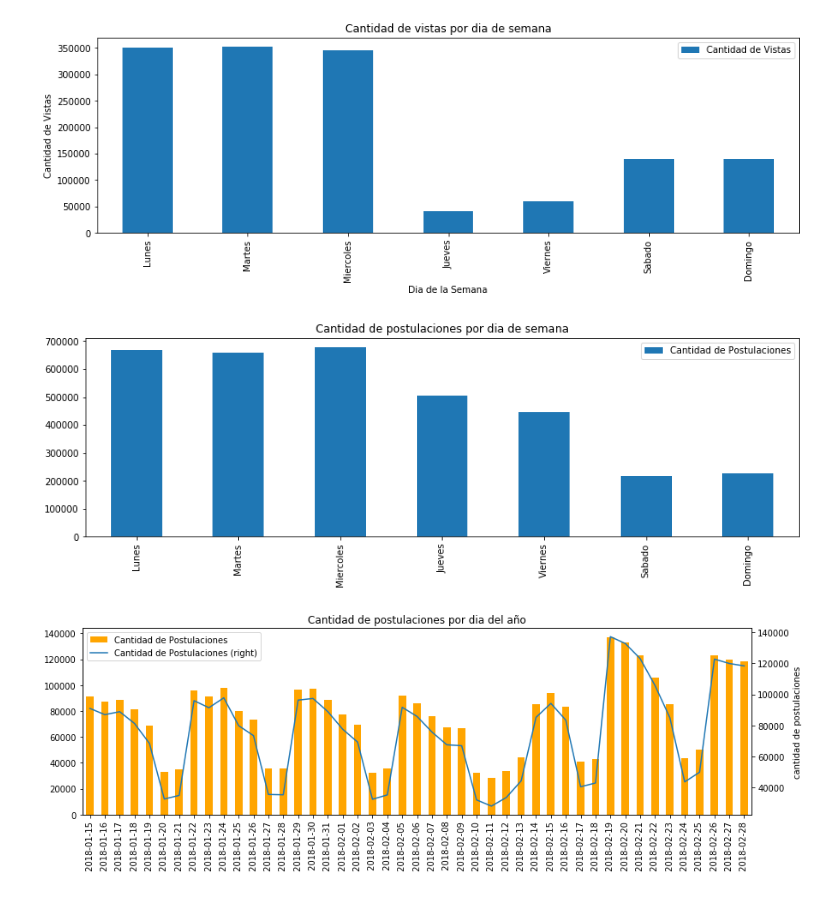
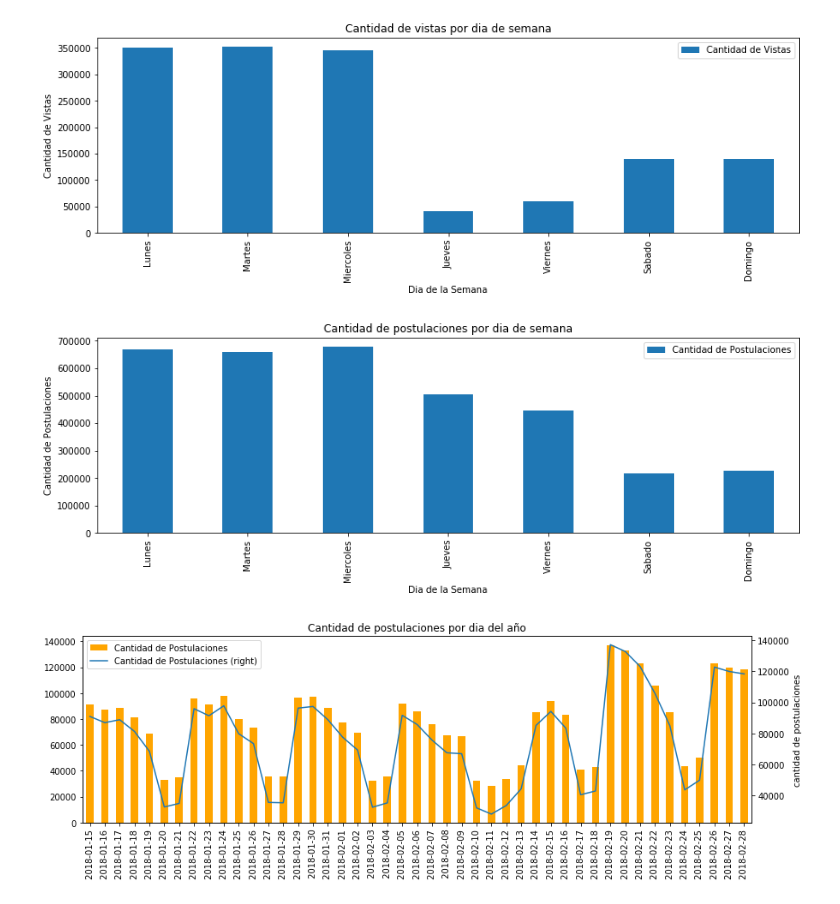
Before and after one commit to PRPablo/dataJobSearches, a Jupyter notebook: exploratoryAnalysis/exploratoryAnalysis.ipynb, the cells around one changed output. Cells and saved outputs as stored; diff of their text form; code cells hidden in the pictures.

Commit message:
cantidad vistas/postulaciones por dia y hora

```diff
--- a/exploratoryAnalysis/exploratoryAnalysis.ipynb
+++ b/exploratoryAnalysis/exploratoryAnalysis.ipynb
@@ -364,29 +364,31 @@ plt.ylabel('Cantidad de Vistas');
 # %%
 #cantidad de postulaciones por dia de semana
 post_weekday = postulaciones
 post_weekday['weekday'] =  post_weekday['fechapostulacion'].dt.weekday_name
 post_weekday['dayofweek'] =  post_weekday['fechapostulacion'].dt.dayofweek
 post_weekday = post_weekday.groupby(['weekday', 'dayofweek']).count()['fechapostulacion'].reset_index()
 post_weekday = post_weekday.sort_values('dayofweek', ascending=True).reset_index()
 post_weekday.drop(['index', 'dayofweek'], inplace=True, axis=1)
 post_weekday.set_index('weekday', inplace=True)
 post_weekday.index.name = None
 
 post_weekday.rename({'fechapostulacion': 'Cantidad de Postulaciones' }, axis=1, inplace=True)
 
 post_weekday.rename({
     'Monday' : 'Lunes',
     'Tuesday' : 'Martes',
     'Wednesday' : 'Miercoles',
     'Thursday' : 'Jueves',
     'Friday' : 'Viernes',
     'Saturday' : 'Sabado',
     'Sunday' : 'Domingo'
 }, axis=0, inplace=True)
 
 post_weekday.plot(kind='bar', title = "Cantidad de postulaciones por dia de semana",figsize=(14,4));
+plt.xlabel('Dia de la Semana')
+plt.ylabel('Cantidad de Postulaciones');
 # %% [output]
-[figure, old version]
+[figure, new version]
 # %%
 #cantidad de postulaciones por dia de semana
 post_weekday = postulaciones
```
Also changed, not shown: parts of 3 cells of this notebook.
